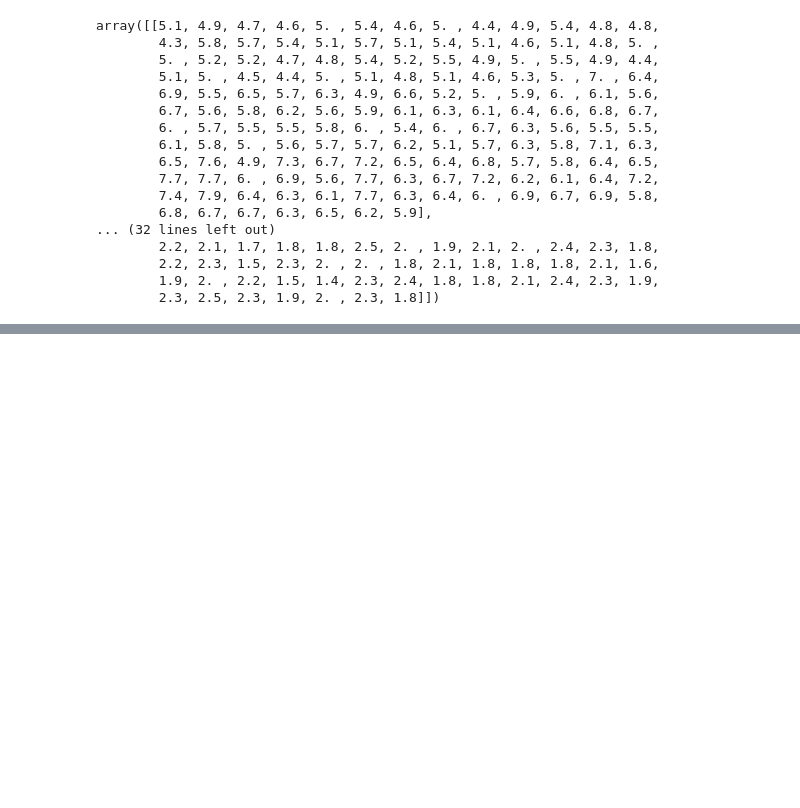
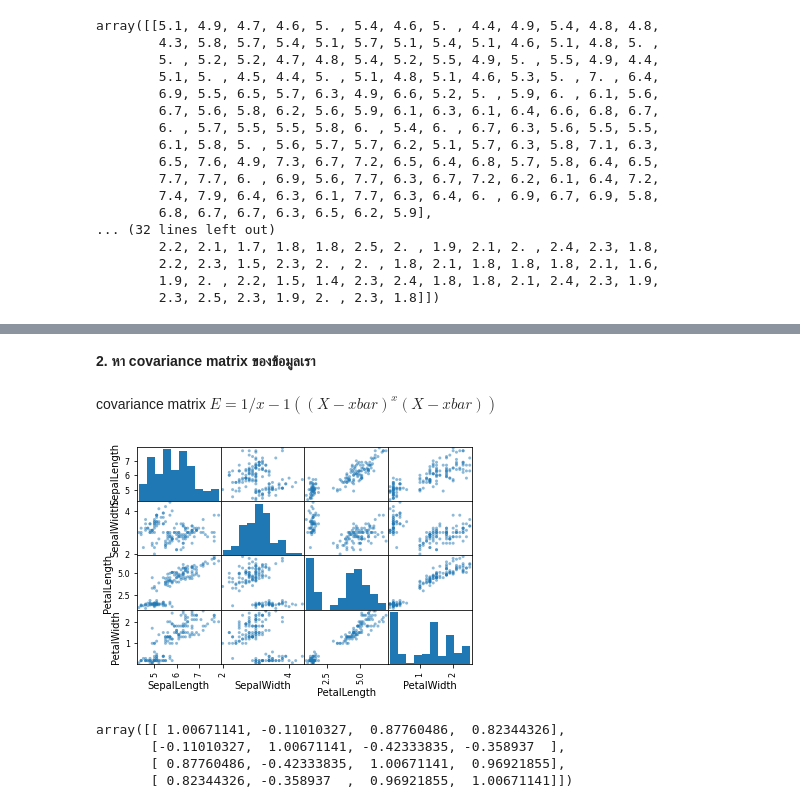
Before and after one commit to team0243/multivariate, a Jupyter notebook: Chapter3 CA.ipynb, the cells around one changed output, grey strips where cells are left out. Drawn from its saved outputs; the diff is of its cells as text; code cells hidden in the pictures; blank space fills up the shorter version.

```diff
--- a/Chapter3 CA.ipynb
+++ b/Chapter3 CA.ipynb
@@ -61,0 +153,16 @@ print(data_matrix.T.shape)
+# %% [markdown]
+**2. หา covariance matrix ของข้อมูลเรา**
+# %% [markdown]
+covariance matrix $E=1/x-1((X-xbar)^x(X-xbar))$
+# %%
+pd.plotting.scatter_matrix(example_df);
+# %% [output]
+[figure, added]
+# %%
+data_cov = np.cov(data_matrixm0_std)
+data_cov
+# %% [output]
+array([[ 1.00671141, -0.11010327,  0.87760486,  0.82344326],
+       [-0.11010327,  1.00671141, -0.42333835, -0.358937  ],
+       [ 0.87760486, -0.42333835,  1.00671141,  0.96921855],
+       [ 0.82344326, -0.358937  ,  0.96921855,  1.00671141]])
```
Also changed, not shown: parts of 14 cells of this notebook.
